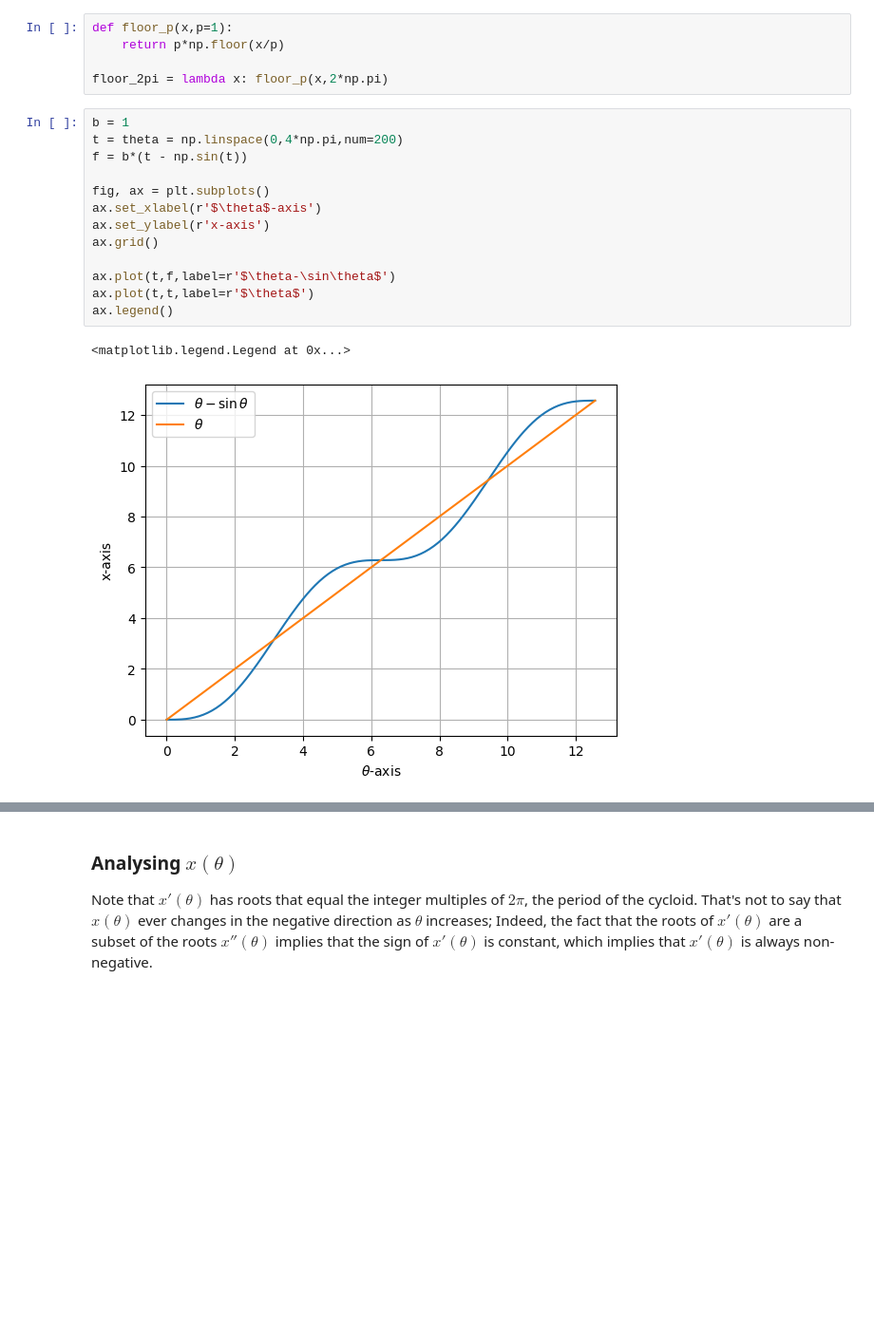
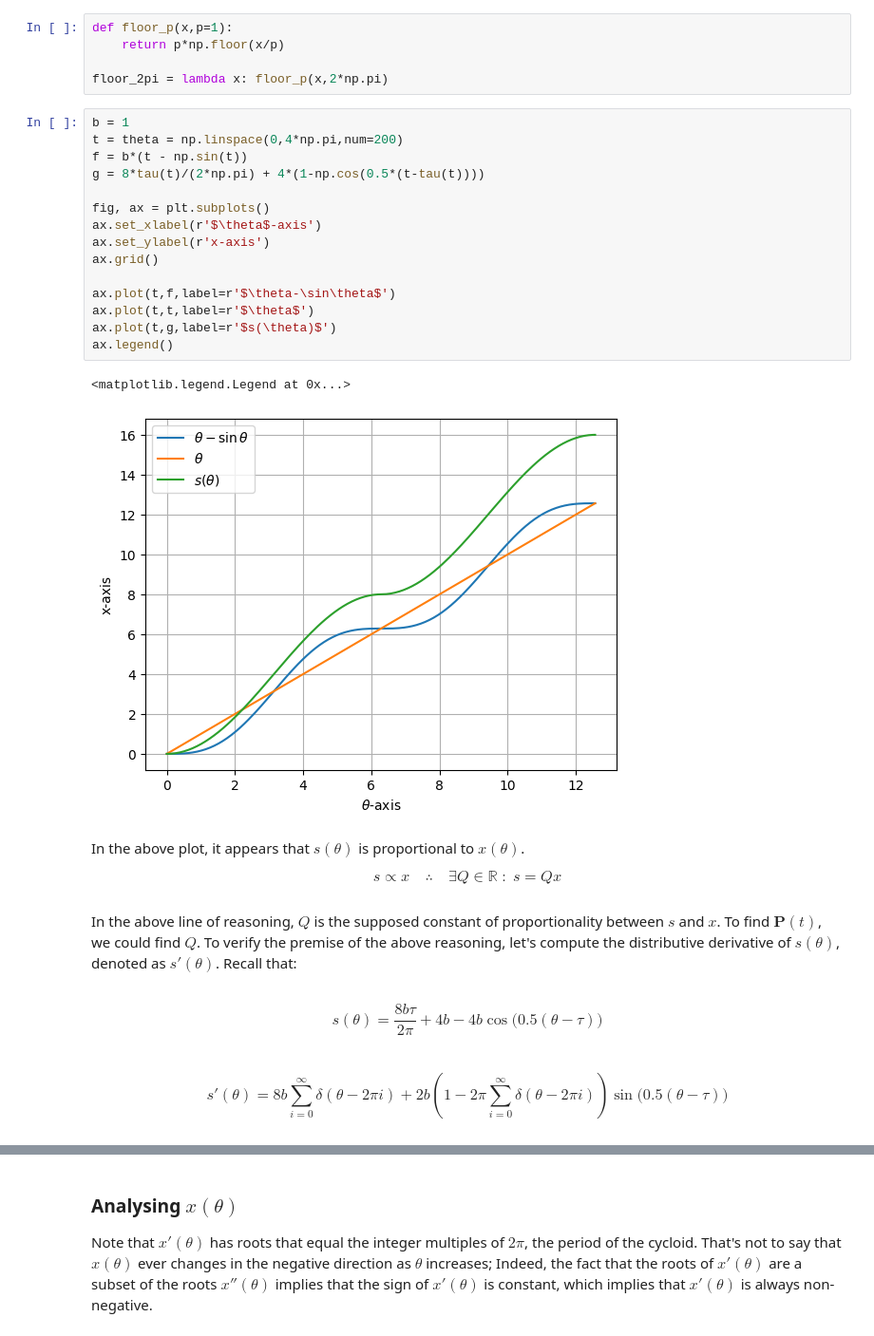
Before and after one commit to jordandll/MultivariableCalculus, a Jupyter notebook: DoubleIntegrals/Cycloids.ipynb, the cells around one changed output, grey strips where cells are left out. Shown at 95% size. Drawn from its saved outputs; the diff is of its cells as text; blank space fills up the shorter version.

```diff
--- a/DoubleIntegrals/Cycloids.ipynb
+++ b/DoubleIntegrals/Cycloids.ipynb
@@ -61,16 +61,28 @@ floor_2pi = lambda x: floor_p(x,2*np.pi)
 # %%
 b = 1
 t = theta = np.linspace(0,4*np.pi,num=200)
 f = b*(t - np.sin(t))
+g = 8*tau(t)/(2*np.pi) + 4*(1-np.cos(0.5*(t-tau(t))))
 
 fig, ax = plt.subplots()
 ax.set_xlabel(r'$\theta$-axis')
 ax.set_ylabel(r'x-axis')
 ax.grid()
 
 ax.plot(t,f,label=r'$\theta-\sin\theta$')
 ax.plot(t,t,label=r'$\theta$')
+ax.plot(t,g,label=r'$s(\theta)$')
 ax.legend()
 # %% [output]
 <matplotlib.legend.Legend at 0x...>
-[figure, old version]
+[figure, new version]
+# %% [markdown]
+In the above plot, it appears that $s(\theta)$ is proportional to $x(\theta)$.
+
+$$ s \propto x \quad\therefore\quad \exists Q\in\mathbb{R}\;:\; s = Qx$$
+# %% [markdown]
+In the above line of reasoning, $Q$ is the supposed constant of proportionality between $s$ and $x$.  To find $\mathbf{P}(t)$, we could find $Q$.  To verify the premise of the above reasoning, let's compute the distributive derivative of $s(\theta)$, denoted as $s'(\theta)$.  Recall that:
+# %% [markdown]
+$$ s(\theta)= \frac{8b\tau}{2\pi} + 4b - 4b\cos\big(0.5(\theta-\tau)\big)$$
+# %% [markdown]
+$$ s'(\theta) = 8b\sum_{i=0}^\infty \delta(\theta - 2\pi i) + 2b\left(1-2\pi\sum_{i=0}^\infty\delta(\theta-2\pi i)\right)\sin\big(0.5(\theta-\tau)\big)$$
```
Also changed, not shown: parts of 20 cells of this notebook, 2 other files.
